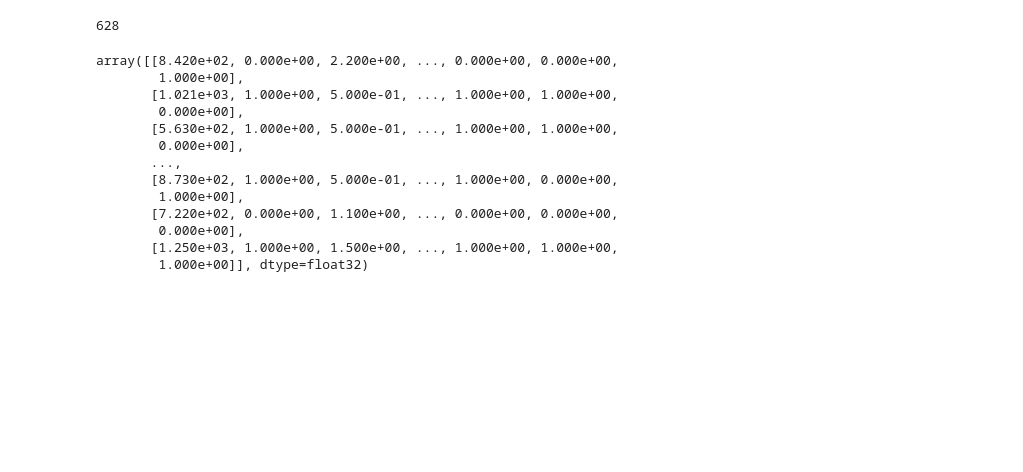
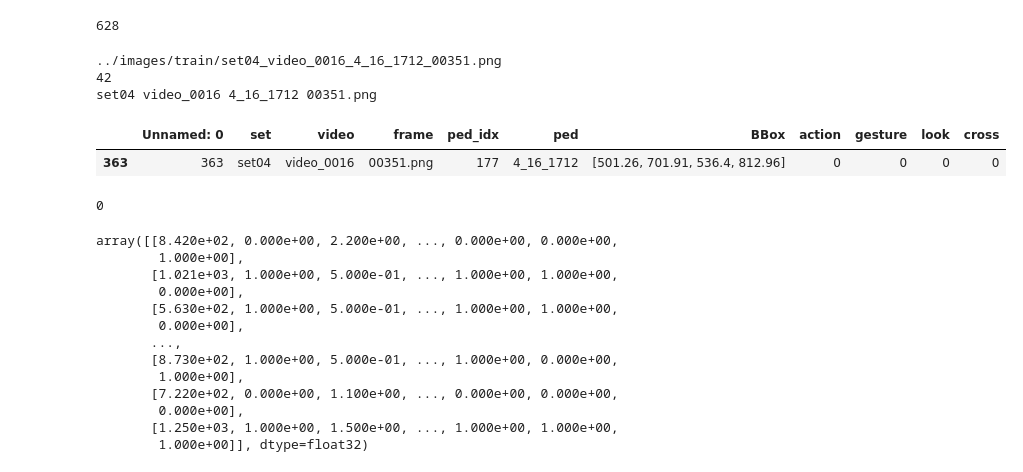
Before and after one commit to Matovic/pedestrian-classification, a Jupyter notebook: src/CNN_best_parameters.ipynb, the cells around one changed output. Drawn from its saved outputs; the diff is of its cells as text; code cells hidden in the pictures; blank space fills up the shorter version.

Commit message:
Fix getitem method in the dataset class & update init

```diff
--- a/src/CNN_best_parameters.ipynb
+++ b/src/CNN_best_parameters.ipynb
@@ -140,6 +132,11 @@ class PIE_dataset(Dataset):
         self.all_filenames = listdir(self.img_path)
         self.all_annotations = pd.read_csv(self.annotations_path)
         self.all_annotations_meaning = self.all_annotations.columns.values.tolist()
+        # Setting labels
+        self.label_action = train_dataset.all_annotations['action']
+        self.label_gesture = train_dataset.all_annotations['gesture']
+        self.label_look = train_dataset.all_annotations['look']
+        self.label_cross = train_dataset.all_annotations['cross']
 
 
     def __len__(self) -> int:
@@ -169,12 +166,15 @@ class PIE_dataset(Dataset):
         # normalized_img = transforms.ToPILImage()(normalized_img_tensor)
         # normalized_img.show()
 
+        # pedestrian index is varying from index 40 to 41
+        ped_index = img_path.index('_', 40)
+
         set_name = img_path[16:21]
         video_name = img_path[22:32]
-        ped_name = img_path[33:40]
-        frame_name = img_path[41:]
+        ped_name = img_path[33:ped_index]
+        frame_name = img_path[ped_index + 1:]
 
-        label = self.all_annotations.loc[
+        label = train_dataset.all_annotations.loc[
             (train_dataset.all_annotations.set == set_name) &
             (train_dataset.all_annotations.video == video_name) &
             (train_dataset.all_annotations.frame == frame_name) &
@@ -182,7 +182,10 @@ class PIE_dataset(Dataset):
         ]
 
         return {'data': normalized_img_tensor,
-                'label': label,
+                'label_action': self.label_action[label.index[0]],
+                'label_gesture': self.label_gesture[label.index[0]],
+                'label_look': self.label_look[label.index[0]],
+                'label_cross': self.label_cross[label.index[0]],
                 'img_idx': index}
 # %%
 train_dataset = PIE_dataset('train', pie)
@@ -267,6 +247,40 @@ train_dataset.all_annotations_meaning
 len(train_dataset)
 # %% [output]
 628
+# %%
+index = 600
+file_name = train_dataset.all_filenames[index]
+img_path = train_dataset.img_path + file_name
+print(img_path)
+
+# pedestrian index is varying
+ped_index = img_path.index('_', 40)
+print(ped_index)
+
+set_name = img_path[16:21]
+video_name = img_path[22:32]
+ped_name = img_path[33:ped_index]
+frame_name = img_path[ped_index + 1:]
+
+print(set_name, video_name, ped_name, frame_name)
+
+label = train_dataset.all_annotations.loc[
+    (train_dataset.all_annotations.set == set_name) &
+    (train_dataset.all_annotations.video == video_name) &
+    (train_dataset.all_annotations.frame == frame_name) &
+    (train_dataset.all_annotations.ped == ped_name)
+]
+label
+# %% [output]
+../images/train/set04_video_0016_4_16_1712_00351.png
+42
+set04 video_0016 4_16_1712 00351.png
+|  | Unnamed: 0 | set | video | frame | ped_idx | ped | BBox | action | gesture | look | cross |
+| 363 | 363 | set04 | video_0016 | 00351.png | 177 | 4_16_1712 | [501.26, 701.91, 536.4, 812.96] | 0 | 0 | 0 | 0 |
+# %%
+train_dataset.label_action[label.index[0]]
+# %% [output]
+0
 # %%
 X_train = df_train.values[:, :-1]       # store the inputs
 X_train = X_train.astype('float32')     # input data as floats
```
Also changed, not shown: parts of 6 cells of this notebook.
